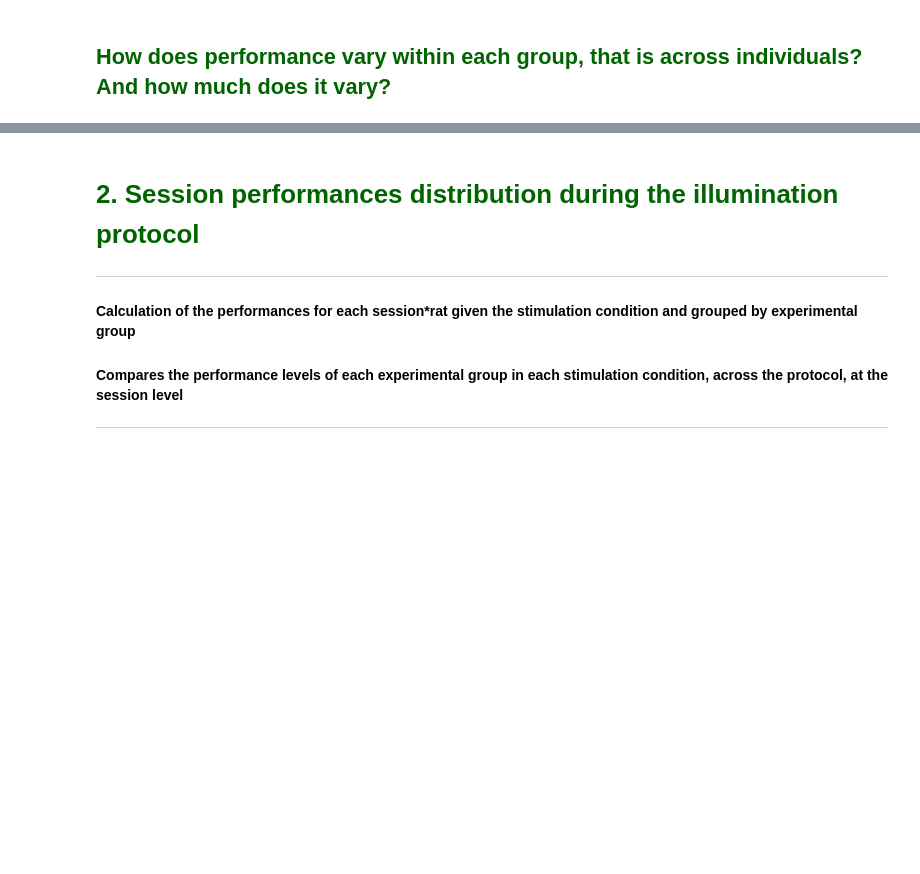
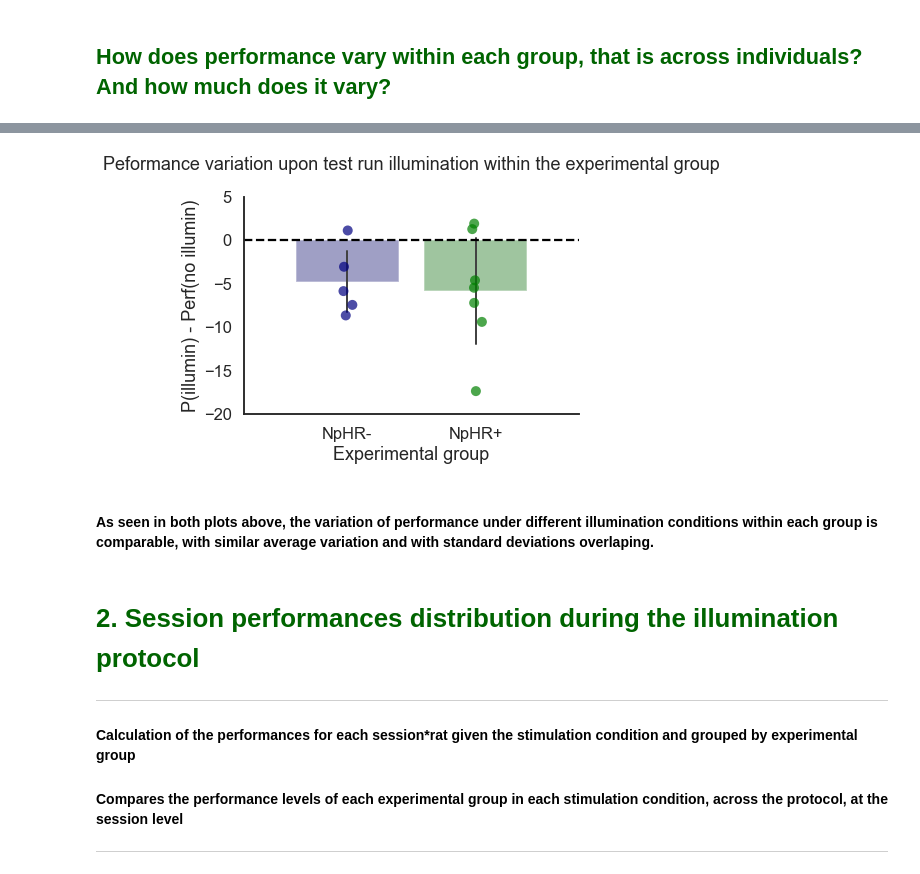
Before and after one commit to anasofiacc/cingulate_silencing_analysis, a Jupyter notebook: Does silencing the CG during a test run leads to performance impairments (timeouts removed).ipynb, the cells around one changed output, grey strips where cells are left out. Drawn from its saved outputs; the diff is of its cells as text; code cells hidden in the pictures; blank space fills up the shorter version.

```diff
--- a/Does silencing the CG during a test run leads to performance impairments (timeouts removed).ipynb
+++ b/Does silencing the CG during a test run leads to performance impairments (timeouts removed).ipynb
@@ -232,3 +243,33 @@ pooled_perf_diffs = pd.concat([no_illumin[['group', 'rat']], diff], axis=1)
+# %%
+plt.Figure(figsize=(5,7))
+sns.set(style='white', context='talk')
+
+# Add bars
+g = sns.barplot(data=pooled_perf_diffs, x='group', y='performance',
+           ci='sd', errwidth=2,
+            palette=['navy', 'green'], alpha=.4)
+# Add individual dots
+g = sns.stripplot(
+    x='group', y='performance',
+    data=pooled_perf_diffs,
+    dodge=2, jitter=.05,b
+    alpha=.7, s=10,
+    palette=['navy', 'green'],
+    order=['CTRL', 'NPHR']
+)
+# Add horizontal line (= zero deviation)
+plt.axhline(0, 0, 2, linestyle='dashed', color='black')
+
+# Add specs
+g.set(ylabel='P(illumin) - Perf(no illumin)', xlabel='Experimental group',
+     title='Peformance variation upon test run illumination within the experimental group\n',
+     xticks=[0,1], xticklabels=['NpHR-', 'NpHR+'], xlim=[-.8,1.8], ylim=[-20, 5])
+
+sns.despine()
+# %% [output]
+[figure, added]
+# %% [markdown]
+#### As seen in both plots above, the variation of performance under different illumination conditions within each group is comparable, with similar average variation and with standard deviations overlaping.
 # %% [markdown]
 # <font color='darkgreen'> 2. Session performances distribution during the illumination protocol
 ***
```
Also changed, not shown: parts of 13 cells of this notebook, 1 other file.
